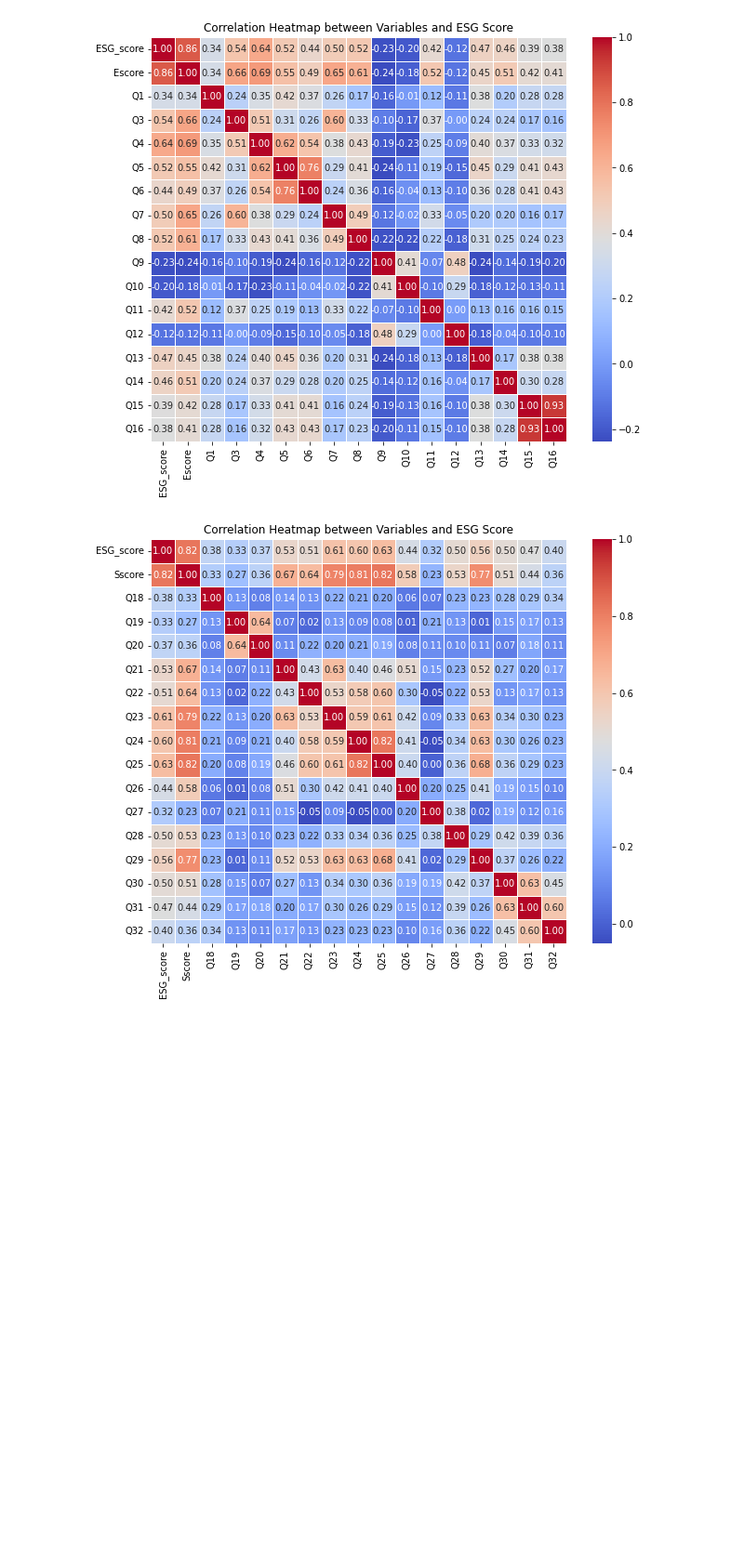
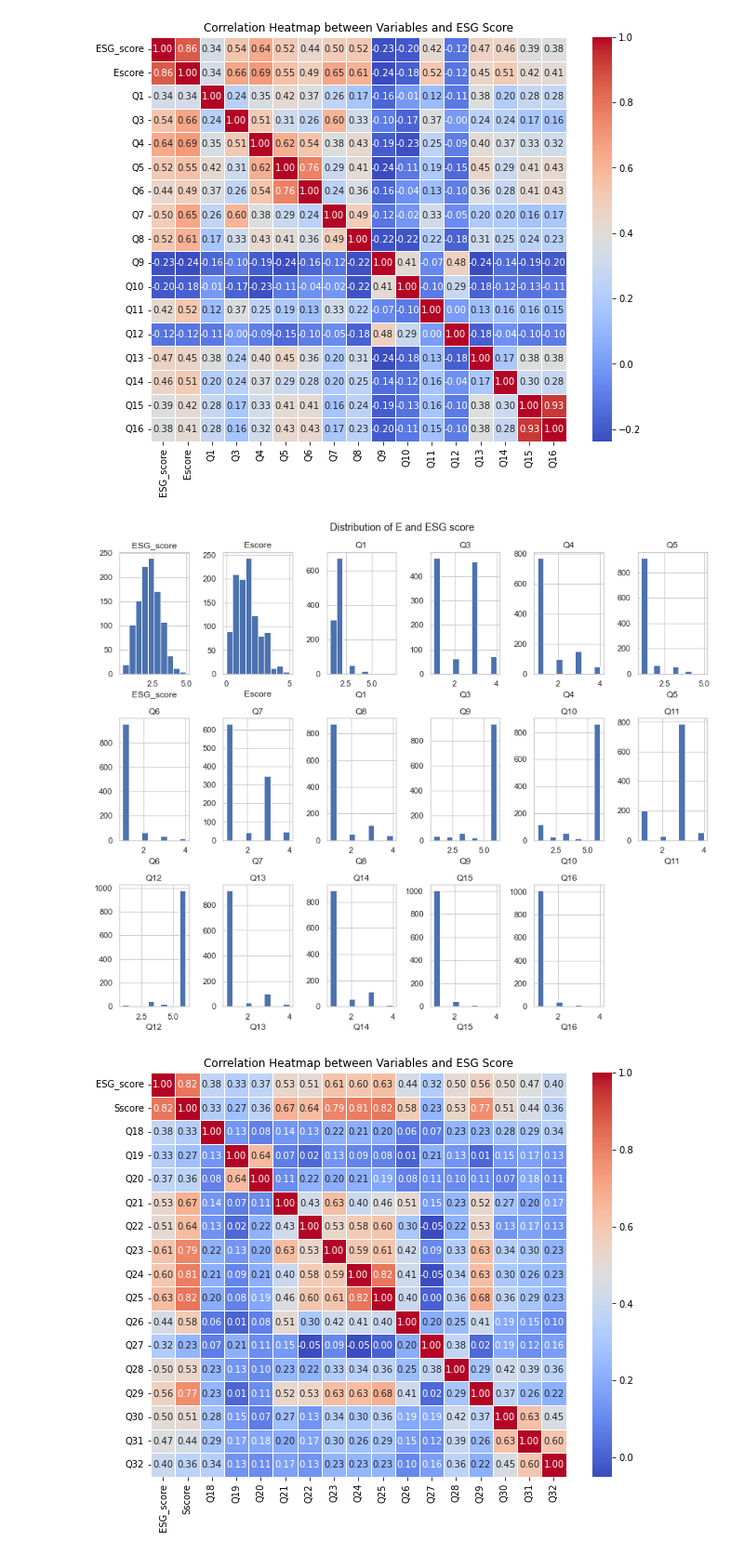
Before and after one commit to ouyang-yang/TIER, a Jupyter notebook: data_preprocessing.ipynb, the cells around one changed output. Shown at 93% size. Cells and saved outputs as stored; diff of their text form; code cells hidden in the pictures; blank space fills up the shorter version.

```diff
--- a/data_preprocessing.ipynb
+++ b/data_preprocessing.ipynb
@@ -577,6 +578,36 @@ plt.title('Correlation Heatmap between Variables and ESG Score')
 plt.show()
 # %% [output]
 [figure]
+# %%
+def plot_distribution(df, selected_cols, title, figsize=(10,6), nrows=3, ncols=6):
+    num_cols = len(selected_cols)
+    # nrows = (num_cols + ncols -1)
+    fig, axes = plt.subplots(nrows=nrows, ncols=ncols, figsize=figsize)
+    fig.suptitle(title, fontsize=14)
+    flat_axes = axes.flat
+
+    for i, col in enumerate(selected_cols):
+        try:
+            ax = flat_axes[i]
+
+            ax.hist(df[col])
+            ax.set_title(col)
+            ax.set_xlabel(col)
+        except KeyError:
+            print(f"Column '{col}' not found")
+    for ax in flat_axes[len(selected_cols):]:
+        ax.axis('off')
+
+    plt.tight_layout()
+    plt.show()
+
+selected_cols = ['ESG_score', 'Escore',
+    'Q1', 'Q3', 'Q4', 'Q5', 'Q6', 'Q7', 'Q8', 'Q9', 'Q10',
+    'Q11', 'Q12', 'Q13', 'Q14', 'Q15', 'Q16']
+
+plot_distribution(df, selected_cols, "Distribution of E and ESG score", figsize=(12,10))
+# %% [output]
+[figure, added]
 # %%
 # Calculate the correlation matrix
 correlation_matrix = df[['ESG_score', 'Sscore',
```
Also changed, not shown: parts of 5 cells of this notebook, 19 other files.
